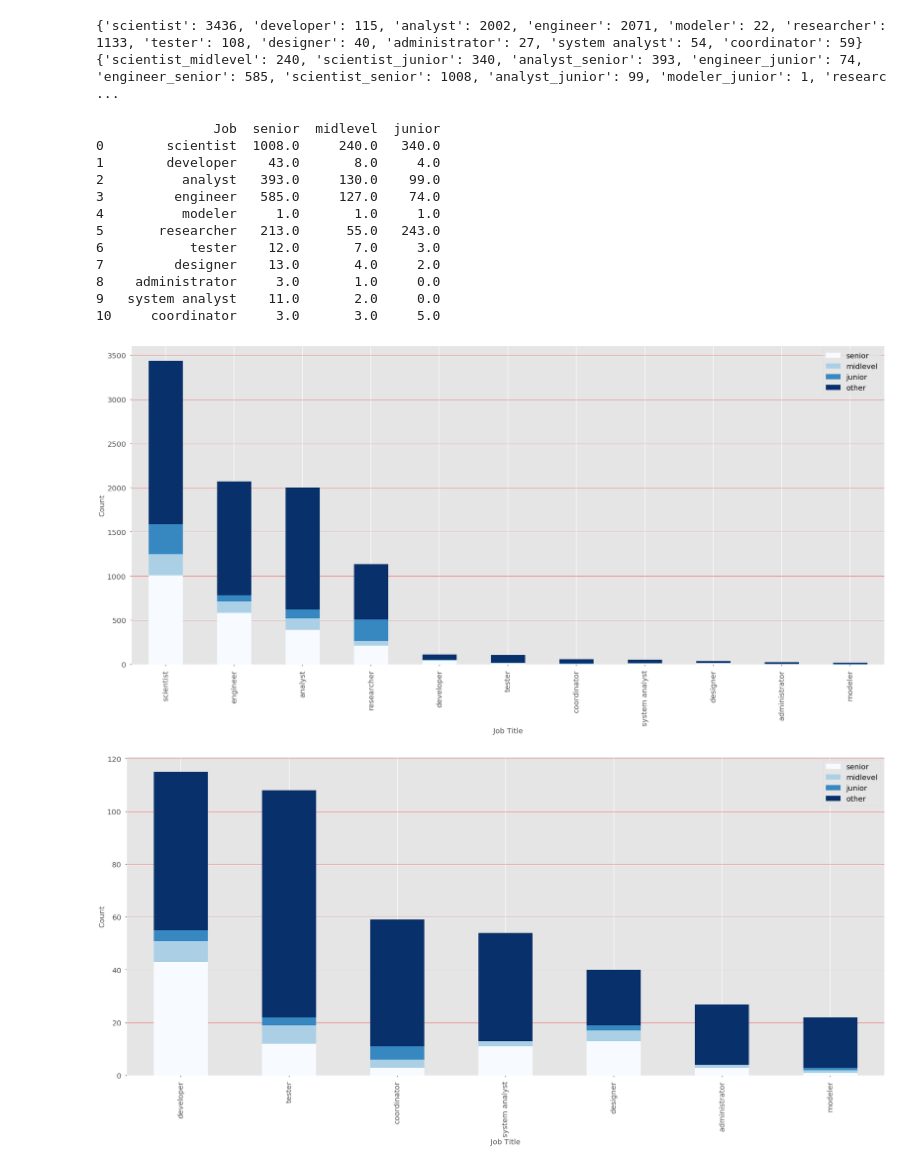
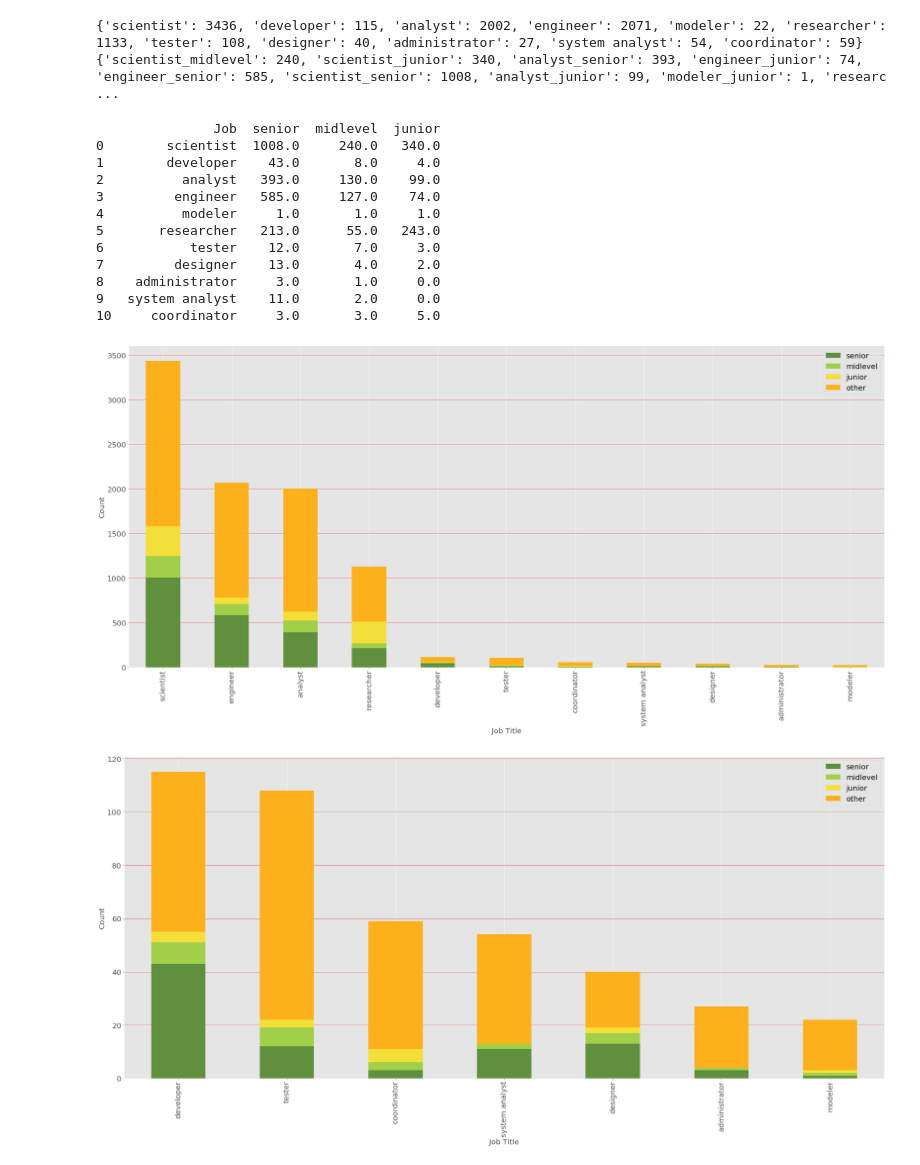
Before and after one commit to DataAnalyticsUCBX/Job_Analytics, a Jupyter notebook: Job_Analytics.ipynb, the cells around one changed output. Cells and saved outputs as stored; diff of their text form; code cells hidden in the pictures.

```diff
--- a/Job_Analytics.ipynb
+++ b/Job_Analytics.ipynb
@@ -14,6 +14,7 @@ plt.style.use('ggplot')
 
 #defining some size for use during plots
 color = (65/255,174/255,189/255)
+color1 = [(96/255,143/255,61/255),(162/255,207/255,73/255),(244/255,222/255,58/255),(252/255,177/255,28/255)]
 wordcloud_size = (30,15)
 barchart_size = (30,15)
 fontvalue = 20
@@ -523,7 +523,7 @@ stacked_bar_merged_frame = stacked_bar_merged_frame.sort_values(by="Total", asce
 # removing non-essential columns like total count from the data frame
 stacked_bar_merged_frame = stacked_bar_merged_frame[["senior","midlevel","junior","other"]]
 # plotting of data based on desited parameters
-stacked_bar_merged_frame.plot.bar(figsize=barchart_size,stacked = True, colormap="Blues")
+stacked_bar_merged_frame.plot.bar(figsize=barchart_size,stacked = True, color=color1)
 plt.tight_layout()
 plt.xticks(rotation=90,size=fontvalue)
 plt.yticks(size=fontvalue)
@@ -547,23 +547,23 @@ plt.show()
 8    administrator     3.0       1.0     0.0
 9   system analyst    11.0       2.0     0.0
 10     coordinator     3.0       3.0     5.0
-[figure, old version]
+[figure, new version]
 # %%
 #Creating a data fram with just the bottom 7 enteries as they are outliers in the graph above
 stacked_bar_merged_frame_bottom = stacked_bar_merged_frame.tail(7)
 # plotting of data based on desited parameters
-stacked_bar_merged_frame_bottom.plot.bar(figsize=barchart_size,stacked = True,colormap="Blues")
+stacked_bar_merged_frame_bottom.plot.bar(figsize=barchart_size,stacked = True, color=color1)
 plt.xticks(rotation=90,size=fontvalue)
 plt.yticks(size=fontvalue)
 plt.grid(linestyle='-', linewidth='0.5', color='red', axis='y',zorder=2.5)
 plt.xlabel("Job Title",size = fontvalue)
 plt.ylabel("Count", size = fontvalue)
 plt.tight_layout()
 plt.legend(fontsize = fontvalue)
 plt.savefig("graphs/StackedBarOfJobTypessmallgroup.jpg")
 plt.show()
 # %% [output]
-[figure, old version]
+[figure, new version]
 # %%
 """Generating a view of the top 10 companies and the number of jobs being offered"""
 # grouping of data by company name
```
Also changed, not shown: parts of 5 cells of this notebook, 10 other files.
